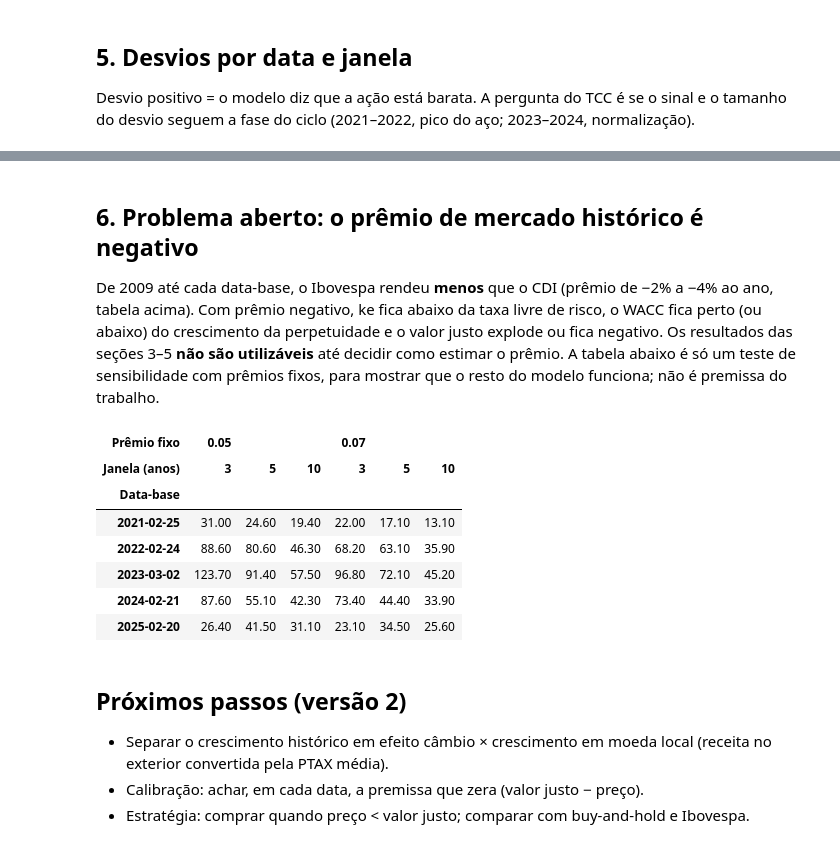
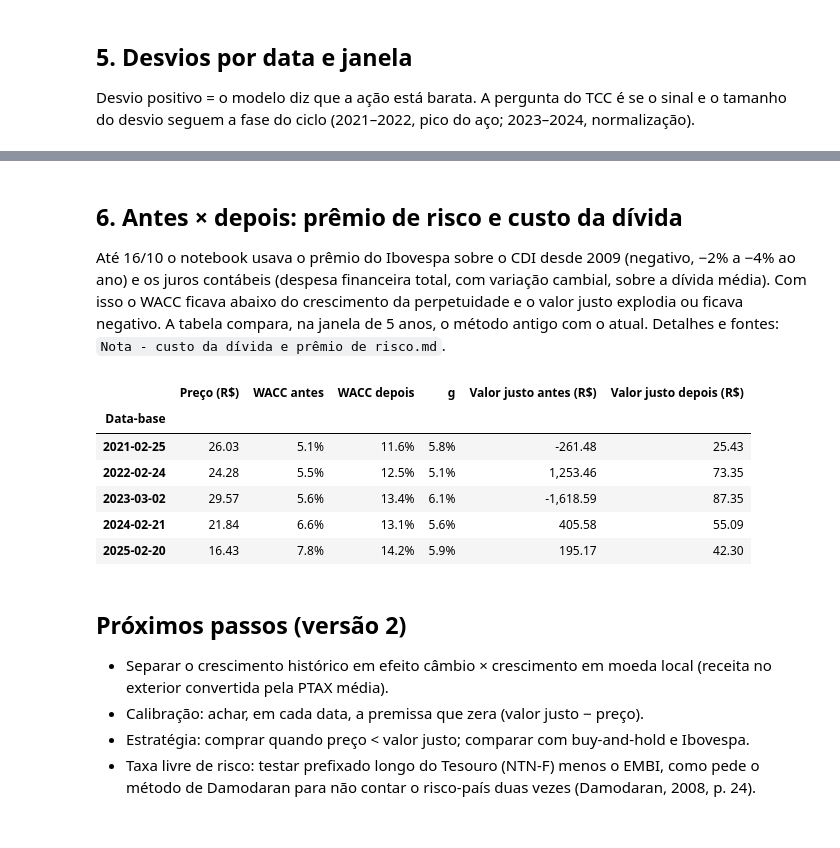
Before and after one commit to gcabralcavalcanti/tcc-valuation-gerdau, a Jupyter notebook: 5. Código/03_modelo/Modelo FCD Gerdau.ipynb, the cells around one changed output, grey strips where cells are left out. Drawn from its saved outputs; the diff is of its cells as text; code cells hidden in the pictures.

```diff
--- a/5. Código/03_modelo/Modelo FCD Gerdau.ipynb
+++ b/5. Código/03_modelo/Modelo FCD Gerdau.ipynb
@@ -33,6 +34,8 @@ datas = dados["Datas-base"]
 fund = dados["Fundamentos"].set_index("Ano")
 precos = dados["Preços diários"].set_index("Data")
 focus = dados["Expectativas Focus"]
+mercado = dados["Mercado nas datas"]            # spread de crédito, EMBI e receita no Brasil
+eua = dados["Retornos EUA (anual)"].set_index("Ano")  # retornos totais reais dos EUA (Shiller)
 datas
 # %% [output]
 |  | Data-base | Último exercício publicado | Divulgação da DFP | GGBR4 na data (R$) | Ações em circulação (mi) | ... |
@@ -64,7 +67,8 @@ r["D&A / receita"] = f["Depreciação e amortização"] / f["Receita líquida"]
 r["Capex / receita"] = f["Capex"] / f["Receita líquida"]
 r["Capital de giro / receita"] = f["Capital de giro"] / f["Receita líquida"]
 r["Alíquota efetiva"] = (-f["IR e CSLL"] / f["Lucro antes do IR"]).clip(0, 0.34)
-r["Custo da dívida"] = -f["Despesas financeiras"] / f["Dívida total"].rolling(2, min_periods=1).mean()
+# Custo da dívida contábil (despesa financeira total / dívida média): só para comparar com o método antigo
+r["Custo da dívida contábil"] = -f["Despesas financeiras"] / f["Dívida total"].rolling(2, min_periods=1).mean()
 r.style.format("{:.1%}")
 # %% [output]
 |  | Crescimento da receita | Margem EBIT | D&A / receita | Capex / receita | Capital de giro / receita | ... |
@@ -164,7 +207,7 @@ def premissas(ultimo_ano, anos):
     return p
 
 
-def valuation(linha, anos, ajustes=None):
+def valuation(linha, anos, ajustes=None, metodo="novo"):
     """Valor justo por ação numa data-base, com premissas estimadas numa janela de `anos` anos."""
     d, L = linha["Data-base"], int(linha["Último exercício publicado"])
     p = premissas(L, anos)
@@ -173,14 +216,24 @@ def valuation(linha, anos, ajustes=None):
     fo = focus.loc[focus["Data-base"] == d].iloc[0]
 
     # Custo de capital
+    me = mercado.loc[mercado["Data-base"] == d].iloc[0]
     beta = regressao_beta(d, anos).params["Ibovespa"] if "Beta" not in p else p["Beta"]
-    erp = premio_mercado(d) if "Prêmio de mercado" not in p else p["Prêmio de mercado"]
     rf = fo["Selic ano t+4 (%)"] / 100
-    ke = rf + beta * erp
+    if metodo == "antigo":   # prêmio Ibovespa − CDI e juros contábeis (só para o antes × depois)
+        erp, lam, crp = premio_historico_brasil(d), 0.0, 0.0
+        kd = r.loc[L - anos + 1: L, "Custo da dívida contábil"].mean()
+    else:
+        erp = premio_maduro(d)
+        lam = me["Receita no Brasil, último exercício (%)"] / 100
+        crp = me["EMBI+ Brasil, véspera (%)"] / 100
+        kd = rf + me["Spread Baa − Treasury 10 anos, mês anterior (%)"] / 100
+    erp = p.get("Prêmio de mercado", erp)
+    kd = p.get("Custo da dívida", kd)
+    ke = rf + beta * erp + lam * crp
     E = linha["Valor de mercado (R$ mi)"]
     D = f.loc[L, "Dívida total"]
     t = p["Alíquota efetiva"]
-    wacc = E / (D + E) * ke + D / (D + E) * p["Custo da dívida"] * (1 - t)
+    wacc = E / (D + E) * ke + D / (D + E) * kd * (1 - t)
     g = (1 + fo["IPCA ano t+4 (%)"] / 100) * (1 + fo["PIB ano t+3 (%)"] / 100) - 1
     if "g perpetuidade" in p:
         g = p["g perpetuidade"]
@@ -202,7 +255,8 @@ def valuation(linha, anos, ajustes=None):
               - f.loc[L, "PL de não controladores"])
     return {"Data-base": d.date(), "Janela (anos)": anos, "Preço (R$)": linha["GGBR4 na data (R$)"],
             "Valor justo (R$)": equity / linha["Ações em circulação (mi)"],
-            "Beta": beta, "Prêmio de mercado": erp, "rf": rf, "ke": ke, "WACC": wacc, "g": g,
+            "Beta": beta, "Prêmio de mercado": erp, "λ·prêmio-país": lam * crp, "rf": rf, "ke": ke,
+            "kd": kd, "WACC": wacc, "g": g,
             "Cresc. receita": p["Crescimento da receita"], "Margem EBIT": p["Margem EBIT"]}
 
 
@@ -260,26 +314,32 @@ res.pivot(index="Data-base", columns="Janela (anos)", values="Desvio (valor/pre
 # %% [markdown]
-## 6. Problema aberto: o prêmio de mercado histórico é negativo
+## 6. Antes × depois: prêmio de risco e custo da dívida
 
-De 2009 até cada data-base, o Ibovespa rendeu **menos** que o CDI (prêmio de −2% a −4% ao ano, tabela acima).
-Com prêmio negativo, ke fica abaixo da taxa livre de risco, o WACC fica perto (ou abaixo) do crescimento da
-perpetuidade e o valor justo explode ou fica negativo. Os resultados das seções 3–5 **não são utilizáveis** até
-decidir como estimar o prêmio. A tabela abaixo é só um teste de sensibilidade com prêmios fixos, para mostrar que
-o resto do modelo funciona; não é premissa do trabalho.
+Até 16/10 o notebook usava o prêmio do Ibovespa sobre o CDI desde 2009 (negativo, −2% a −4% ao ano) e os juros
+contábeis (despesa financeira total, com variação cambial, sobre a dívida média). Com isso o WACC ficava abaixo do
+crescimento da perpetuidade e o valor justo explodia ou ficava negativo. A tabela compara, na janela de 5 anos,
+o método antigo com o atual. Detalhes e fontes: `Nota - custo da dívida e prêmio de risco.md`.
 # %%
-sens = pd.DataFrame([valuation(l, n, {"Prêmio de mercado": erp}) | {"Prêmio fixo": erp}
-                     for erp in [0.05, 0.07] for n in JANELAS for _, l in datas.iterrows()])
-sens.pivot_table(index="Data-base", columns=["Prêmio fixo", "Janela (anos)"], values="Valor justo (R$)").round(1)
+antes = pd.DataFrame([valuation(l, 5, metodo="antigo") for _, l in datas.iterrows()]).set_index("Data-base")
+depois = res[res["Janela (anos)"] == 5].set_index("Data-base")
+comparacao = pd.DataFrame({
+    "Preço (R$)": depois["Preço (R$)"],
+    "WACC antes": antes["WACC"], "WACC depois": depois["WACC"], "g": depois["g"],
+    "Valor justo antes (R$)": antes["Valor justo (R$)"], "Valor justo depois (R$)": depois["Valor justo (R$)"],
+})
+comparacao.style.format({"WACC antes": "{:.1%}", "WACC depois": "{:.1%}", "g": "{:.1%}",
+                         "Preço (R$)": "{:.2f}", "Valor justo antes (R$)": "{:,.2f}", "Valor justo depois (R$)": "{:,.2f}"})
 # %% [output]
-| Prêmio fixo | 0.05 |  |  | 0.07 |  |  |
-| Janela (anos) | 3 | 5 | 10 | 3 | 5 | 10 |
+|  | Preço (R$) | WACC antes | WACC depois | g | Valor justo antes (R$) | Valor justo depois (R$) |
 | Data-base |  |  |  |  |  |  |
-| 2021-02-25 | 31.00 | 24.60 | 19.40 | 22.00 | 17.10 | 13.10 |
-| 2022-02-24 | 88.60 | 80.60 | 46.30 | 68.20 | 63.10 | 35.90 |
-| 2023-03-02 | 123.70 | 91.40 | 57.50 | 96.80 | 72.10 | 45.20 |
-| 2024-02-21 | 87.60 | 55.10 | 42.30 | 73.40 | 44.40 | 33.90 |
-| 2025-02-20 | 26.40 | 41.50 | 31.10 | 23.10 | 34.50 | 25.60 |
+| 2021-02-25 | 26.03 | 5.1% | 11.6% | 5.8% | -261.48 | 25.43 |
+| 2022-02-24 | 24.28 | 5.5% | 12.5% | 5.1% | 1,253.46 | 73.35 |
+| 2023-03-02 | 29.57 | 5.6% | 13.4% | 6.1% | -1,618.59 | 87.35 |
+| 2024-02-21 | 21.84 | 6.6% | 13.1% | 5.6% | 405.58 | 55.09 |
+| 2025-02-20 | 16.43 | 7.8% | 14.2% | 5.9% | 195.17 | 42.30 |
 # %% [markdown]
 ## Próximos passos (versão 2)
 - Separar o crescimento histórico em efeito câmbio × crescimento em moeda local (receita no exterior convertida pela PTAX média).
 - Calibração: achar, em cada data, a premissa que zera (valor justo − preço).
 - Estratégia: comprar quando preço < valor justo; comparar com buy-and-hold e Ibovespa.
+- Taxa livre de risco: testar prefixado longo do Tesouro (NTN-F) menos o EMBI, como pede o método de Damodaran
+  para não contar o risco-país duas vezes (Damodaran, 2008, p. 24).
```
Also changed, not shown: parts of 7 cells of this notebook, 5 other files.
